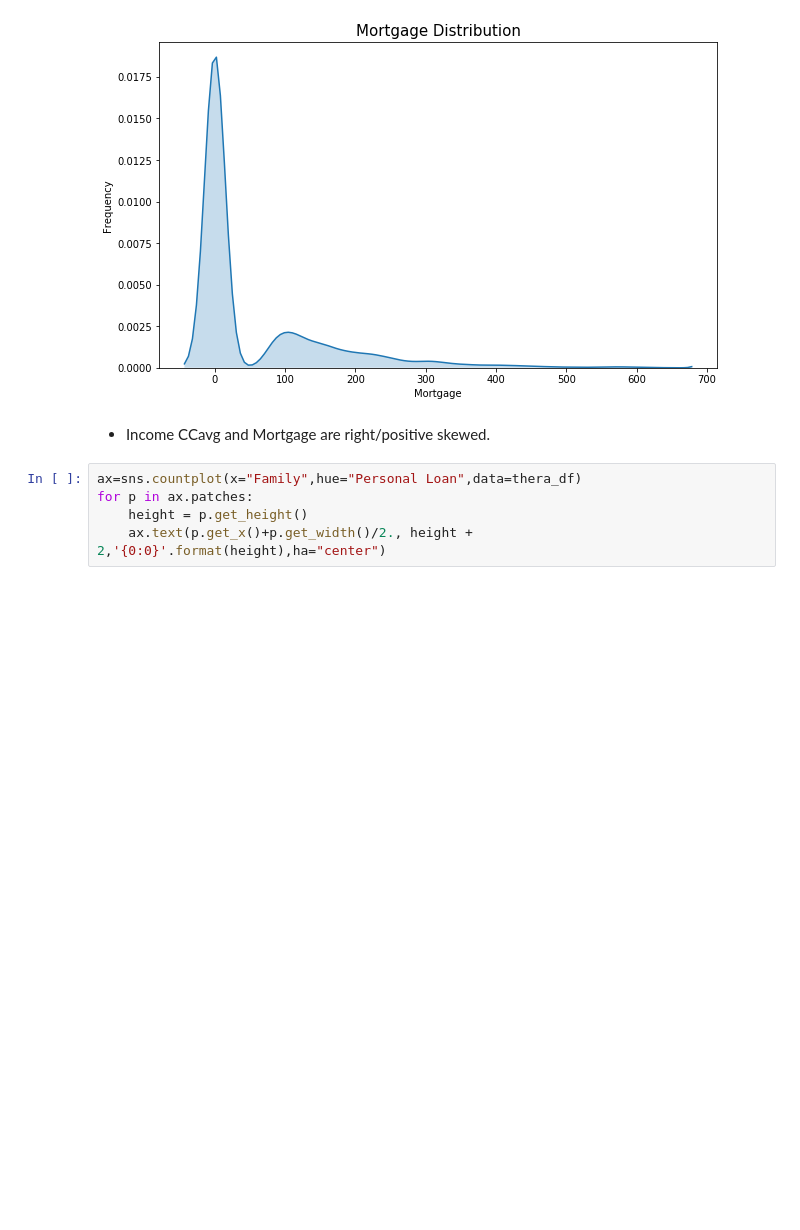
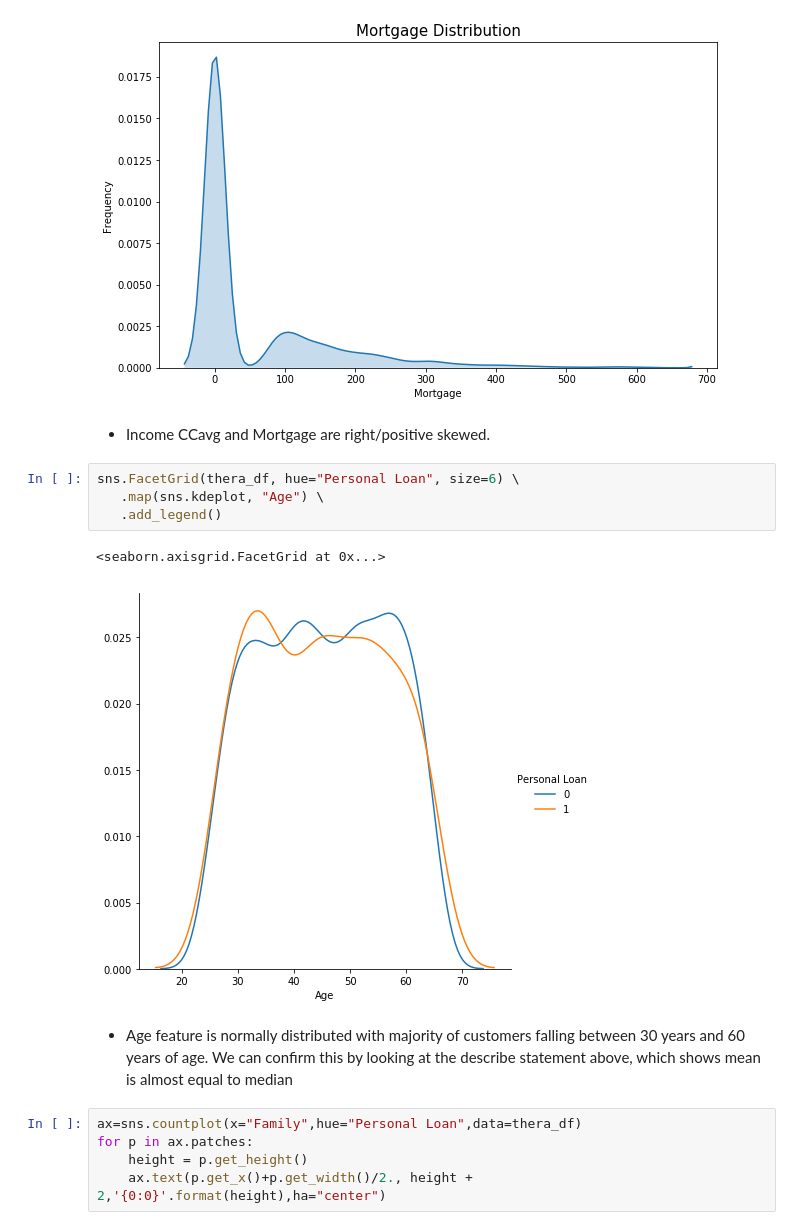
Before and after one commit to GreatLearningAIML1/pune-july19-batch-Seema-eng, a Jupyter notebook: Supervised Learning_R4_Project 2_Thera Bank.ipynb, the cells around one changed output. Saved outputs shown, nothing was run; the diff lists cells and outputs as text; blank space fills up the shorter version.

Commit message:
Supervised Learning_R4_Project 2_Thera Bank

```diff
--- a/Supervised Learning_R4_Project 2_Thera Bank.ipynb
+++ b/Supervised Learning_R4_Project 2_Thera Bank.ipynb
@@ -185,6 +185,15 @@ ax23.set_title("Mortgage Distribution", fontsize=15);
 [figure]
 # %% [markdown]
 - Income CCavg and Mortgage are right/positive skewed.
+# %%
+sns.FacetGrid(thera_df, hue="Personal Loan", size=6) \
+   .map(sns.kdeplot, "Age") \
+   .add_legend()
+# %% [output]
+<seaborn.axisgrid.FacetGrid at 0x...>
+[figure, added]
+# %% [markdown]
+- Age feature is normally distributed with majority of customers falling between 30 years and 60 years of age. We can confirm this by looking at the describe statement above, which shows mean is almost equal to median
 # %%
 ax=sns.countplot(x="Family",hue="Personal Loan",data=thera_df)
 for p in ax.patches:
```
Also changed, not shown: parts of 8 cells of this notebook.
